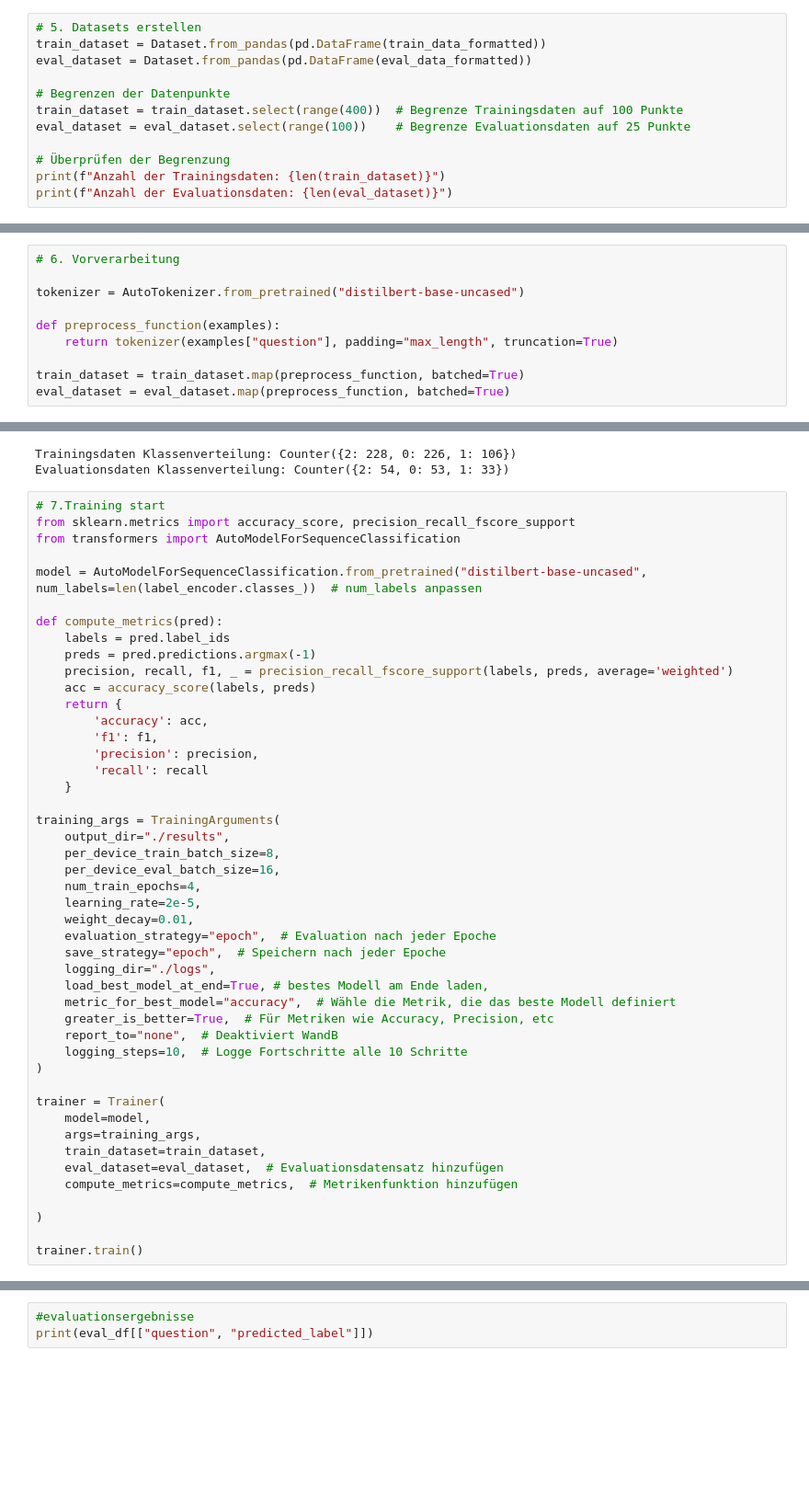
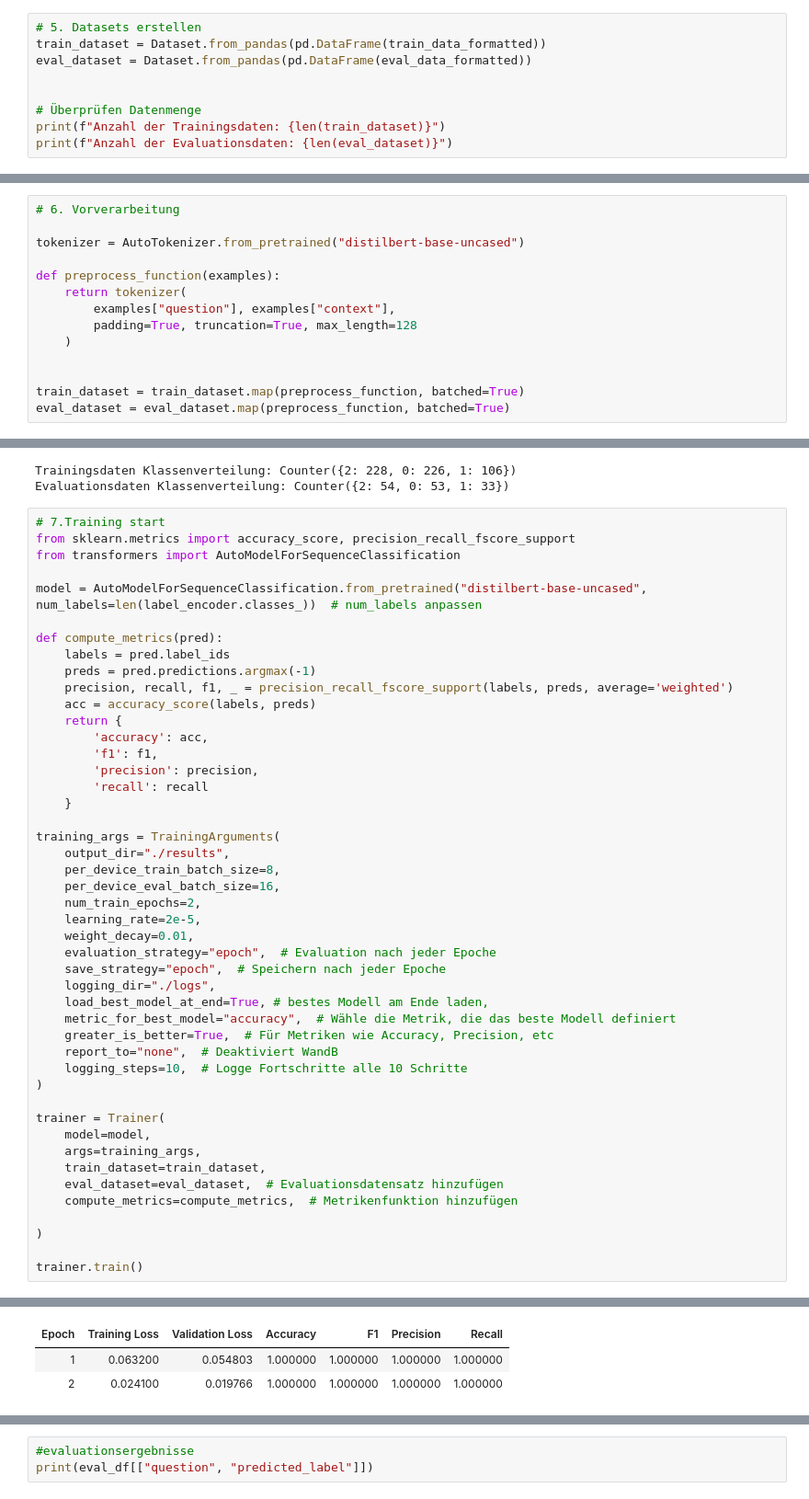
Before and after one commit to Michel-p16/PDS-Project, a Jupyter notebook: DTS_final_project.ipynb, the cells around one changed output, grey strips where cells are left out. Shown at 92% size. Drawn from its saved outputs; the diff is of its cells as text; blank space fills up the shorter version.

```diff
--- a/DTS_final_project.ipynb
+++ b/DTS_final_project.ipynb
@@ -165,11 +165,8 @@ train_data_formatted = [transform_label(example) for example in train_data_forma
 train_dataset = Dataset.from_pandas(pd.DataFrame(train_data_formatted))
 eval_dataset = Dataset.from_pandas(pd.DataFrame(eval_data_formatted))
 
-# Begrenzen der Datenpunkte
-train_dataset = train_dataset.select(range(400))  # Begrenze Trainingsdaten auf 100 Punkte
-eval_dataset = eval_dataset.select(range(100))    # Begrenze Evaluationsdaten auf 25 Punkte
 
-# Überprüfen der Begrenzung
+# Überprüfen Datenmenge
 print(f"Anzahl der Trainingsdaten: {len(train_dataset)}")
 print(f"Anzahl der Evaluationsdaten: {len(eval_dataset)}")
 # %% [output]
@@ -181,7 +178,11 @@ Anzahl der Evaluationsdaten: 100
 tokenizer = AutoTokenizer.from_pretrained("distilbert-base-uncased")
 
 def preprocess_function(examples):
-    return tokenizer(examples["question"], padding="max_length", truncation=True)
+    return tokenizer(
+        examples["question"], examples["context"],
+        padding=True, truncation=True, max_length=128
+    )
+
 
 train_dataset = train_dataset.map(preprocess_function, batched=True)
 eval_dataset = eval_dataset.map(preprocess_function, batched=True)
@@ -274,7 +269,7 @@ training_args = TrainingArguments(
     output_dir="./results",
     per_device_train_batch_size=8,
     per_device_eval_batch_size=16,
-    num_train_epochs=4,
+    num_train_epochs=2,
     learning_rate=2e-5,
     weight_decay=0.01,
     evaluation_strategy="epoch",  # Evaluation nach jeder Epoche
@@ -303,0 +299,3 @@ ValueError: You have to specify either input_ids or inputs_embeds
+| Epoch | Training Loss | Validation Loss | Accuracy | F1 | Precision | Recall |
+| 1 | 0.063200 | 0.054803 | 1.000000 | 1.000000 | 1.000000 | 1.000000 |
+| 2 | 0.024100 | 0.019766 | 1.000000 | 1.000000 | 1.000000 | 1.000000 |
```
Also changed, not shown: parts of 8 cells of this notebook.
